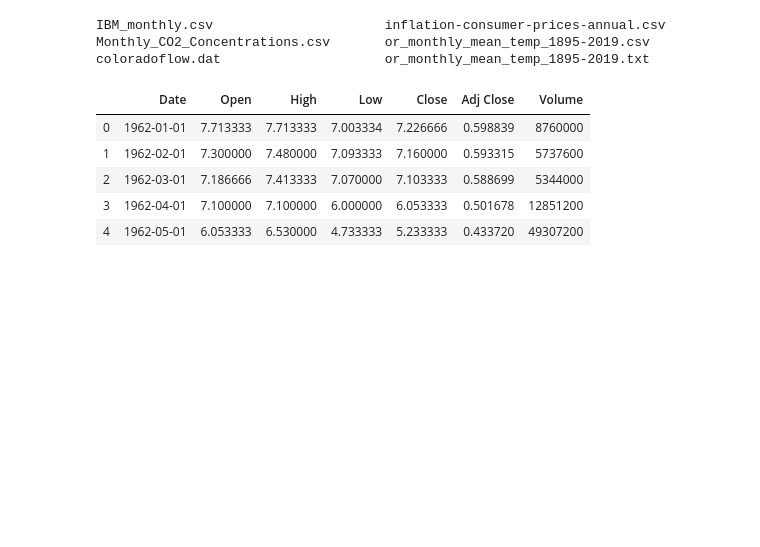
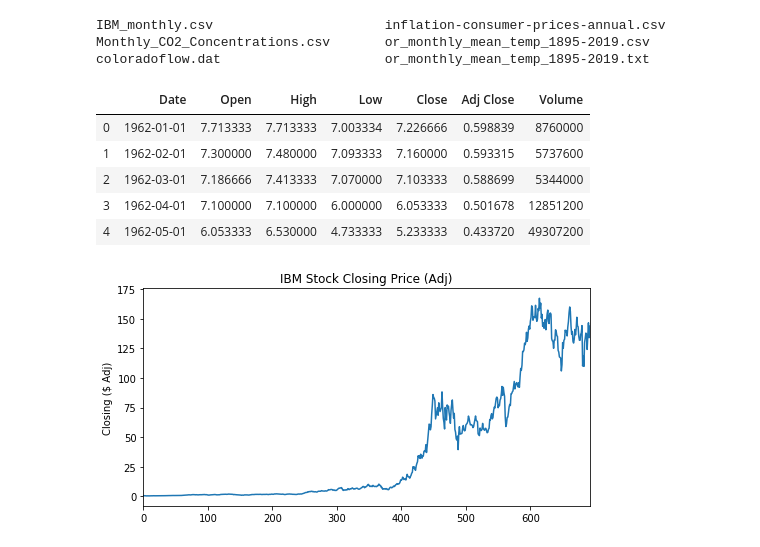
Before and after one commit to damiansp/TS, a Jupyter notebook: python/practical_TSA/01_basics/internal_structure_of_TS.py.ipynb, the cells around one changed output. Saved outputs shown, nothing was run; the diff lists cells and outputs as text; code cells hidden in the pictures; blank space fills up the shorter version.

```diff
--- a/python/practical_TSA/01_basics/internal_structure_of_TS.py.ipynb
+++ b/python/practical_TSA/01_basics/internal_structure_of_TS.py.ipynb
@@ -158,3 +158,11 @@ ibm.head()
 | 2 | 1962-03-01 | 7.186666 | 7.413333 | 7.070000 | 7.103333 | 0.588699 | 5344000 |
 | 3 | 1962-04-01 | 7.100000 | 7.100000 | 6.000000 | 6.053333 | 0.501678 | 12851200 |
 | 4 | 1962-05-01 | 6.053333 | 6.530000 | 4.733333 | 5.233333 | 0.433720 | 49307200 |
+# %%
+plt.figure(figsize=(8, 4))
+g = sns.tsplot(ibm['Adj Close'])
+g.set_title('IBM Stock Closing Price (Adj)')
+g.set_label('Time')
+g.set_ylabel('Closing ($ Adj)');
+# %% [output]
+[figure, added]
```
Also changed, not shown: parts of 5 cells of this notebook.
